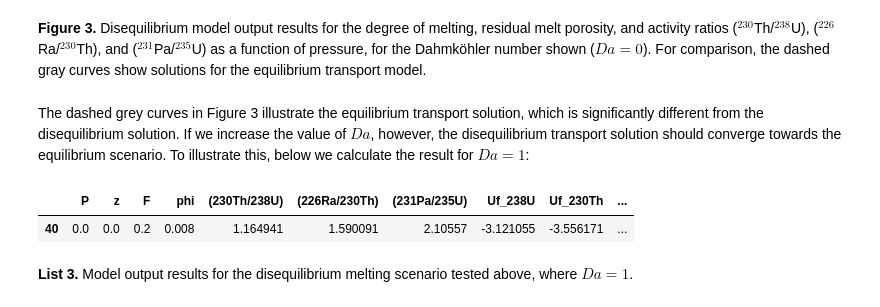
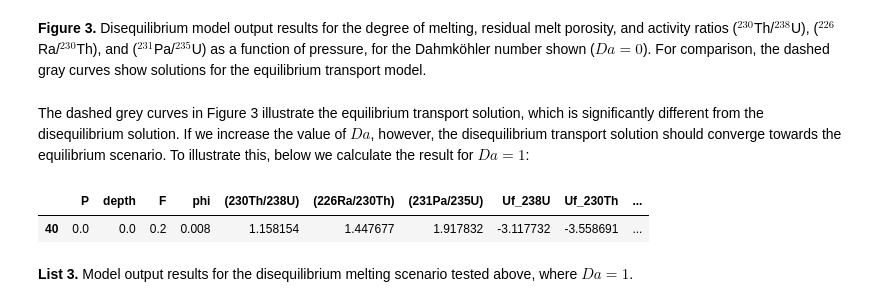
Before and after one commit to curvenote-submit/elkins2021, a Jupyter notebook: pyUserCalc_manuscript.ipynb, the cells around one changed output. Cells and saved outputs as stored; diff of their text form; code cells hidden in the pictures.

```diff
--- a/pyUserCalc_manuscript.ipynb
+++ b/pyUserCalc_manuscript.ipynb
@@ -680,12 +735,15 @@ plt.show()
 # %% [markdown]
 The dashed grey curves in Figure 3 illustrate the equilibrium transport solution, which is significantly different from the disequilibrium solution. If we increase the value of $Da$, however, the disequilibrium transport solution should converge towards the equilibrium scenario. To illustrate this, below we calculate the result for $Da=1$:
 # %%
+# Reset the Da number in the reactive transport model to 1:
 us_diseq.Da=1.
+
+# Recalculate the model:
 df_out = us_diseq.solve_all_1D(phi0,n,W0,alpha0_all)
-df_out_eq.tail(n=1)
+df_out.tail(n=1)
 # %% [output]
-|  | P | z | F | phi | (230Th/238U) | (226Ra/230Th) | (231Pa/235U) | Uf_238U | Uf_230Th | ... |
-| 40 | 0.0 | 0.0 | 0.2 | 0.008 | 1.164941 | 1.590091 | 2.10557 | -3.121055 | -3.556171 | ... |
+|  | P | depth | F | phi | (230Th/238U) | (226Ra/230Th) | (231Pa/235U) | Uf_238U | Uf_230Th | ... |
+| 40 | 0.0 | 0.0 | 0.2 | 0.008 | 1.158154 | 1.447677 | 1.917832 | -3.117732 | -3.558691 | ... |
 # %% [markdown]
 **List 3.** Model output results for the disequilibrium melting scenario tested above, where $Da = 1$.
 # %%
```
Also changed, not shown: parts of 25 cells of this notebook, 28 other files.
